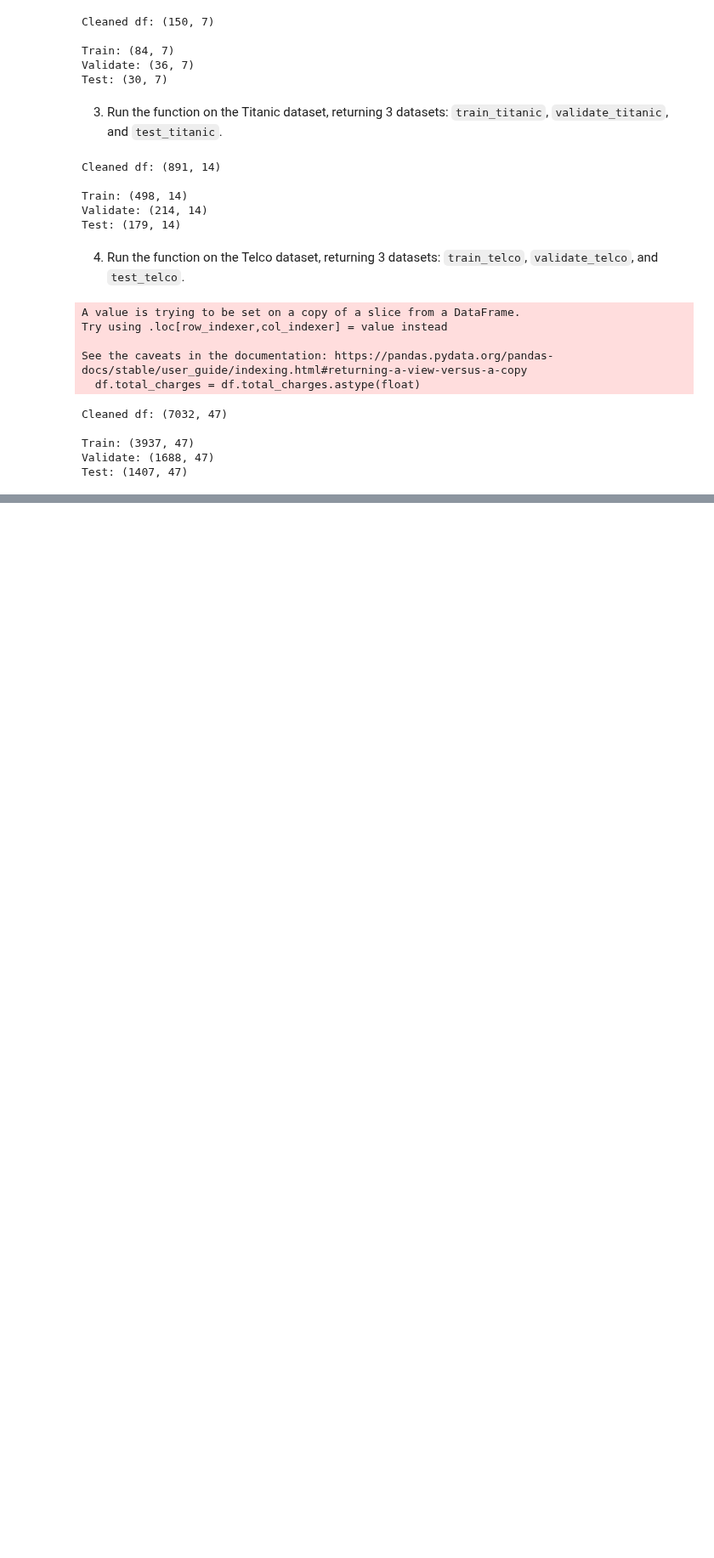
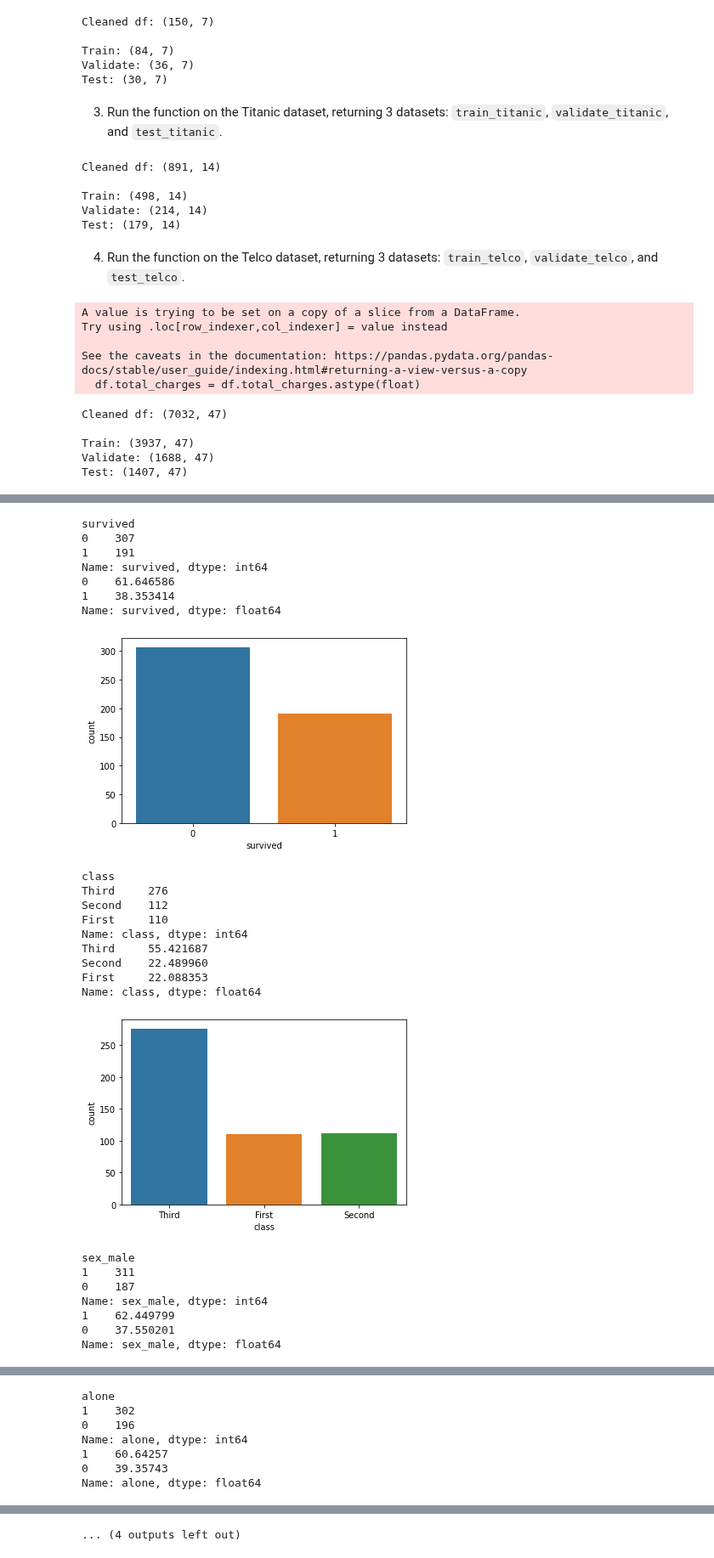
Before and after one commit to markydoug/classification-exercises, a Jupyter notebook: classification_exercises.ipynb, the cells around one changed output, grey strips where cells are left out. Shown at 85% size. Saved outputs shown, nothing was run; the diff lists cells and outputs as text; code cells hidden in the pictures; blank space fills up the shorter version.

```diff
--- a/classification_exercises.ipynb
+++ b/classification_exercises.ipynb
@@ -1052,0 +1080,2 @@ On average virginica's are bigger in all forms.
+# %%
+titanic_train, titanic_validate, titanic_test = prepare.train_validate_test_split(prepare.prep_titanic(acquire.get_titanic_data()), 'survived')
@@ -1052,0 +1091,38 @@ On average virginica's are bigger in all forms.
+# %%
+num_vars = ['fare']
+cat_vars = ['survived', 'class', 'sex_male', 'sibsp', 'parch', 'alone',
+            'embark_town_Queenstown', 'embark_town_Southampton'
+           ]
+# %%
+for col in cat_vars:
+    print(col)
+    print(titanic_train[col].value_counts())
+    print(titanic_train[col].value_counts(normalize=True)*100)
+    sns.countplot(x=col, data=titanic_train)
+    plt.show()
+# %% [output]
+survived
+0    307
+1    191
+Name: survived, dtype: int64
+0    61.646586
+1    38.353414
+Name: survived, dtype: float64
+[figure, added]
+class
+Third     276
+Second    112
+First     110
+Name: class, dtype: int64
+Third     55.421687
+Second    22.489960
+First     22.088353
+Name: class, dtype: float64
+[figure, added]
+sex_male
+1    311
+0    187
+Name: sex_male, dtype: int64
+1    62.449799
+0    37.550201
+Name: sex_male, dtype: float64
@@ -1052,0 +1166,7 @@ On average virginica's are bigger in all forms.
+alone
+1    302
+0    196
+Name: alone, dtype: int64
+1    60.64257
+0    39.35743
+Name: alone, dtype: float64
@@ -1052,0 +1174 @@ On average virginica's are bigger in all forms.
+... (4 outputs left out)
```
Also changed, not shown: parts of 81 cells of this notebook, 1 other file.
